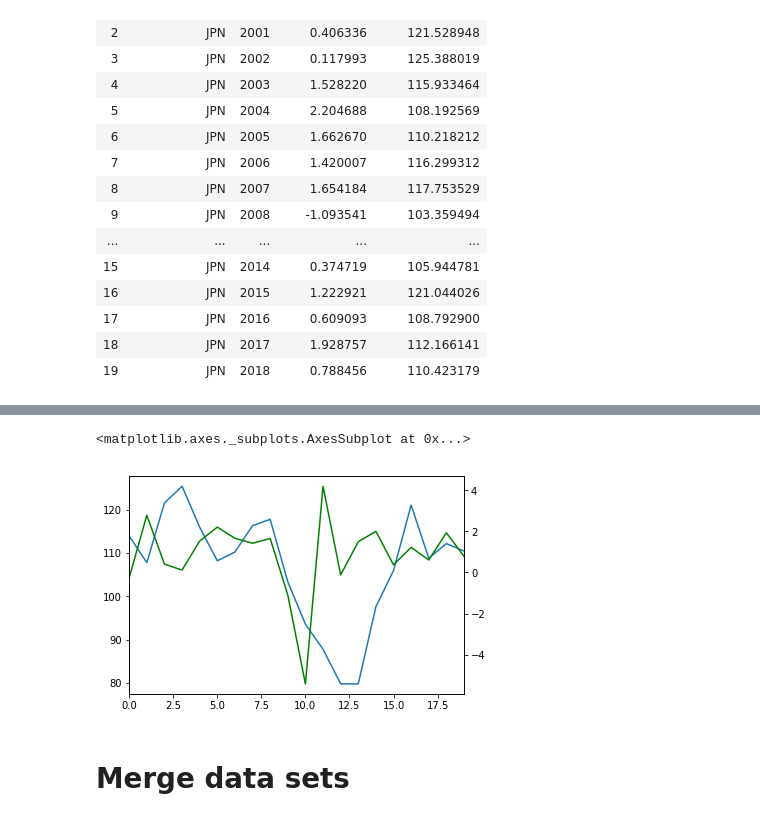
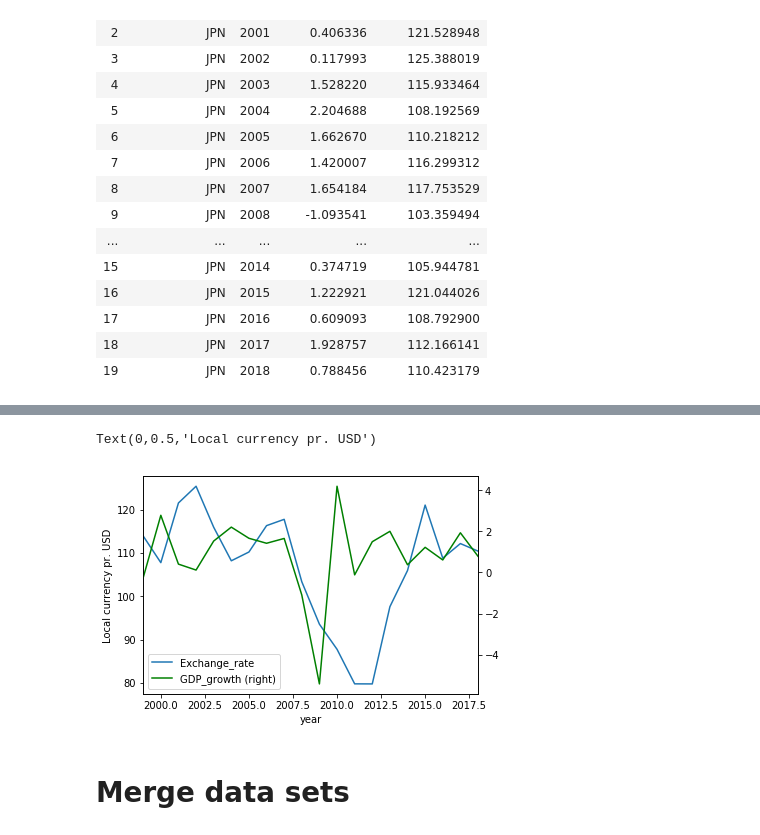
Before and after one commit to NumEconCopenhagen/projects-2020-matrixgymnasterne, a Jupyter notebook: dataproject/dataproject.ipynb, the cells around one changed output, grey strips where cells are left out. Saved outputs shown, nothing was run; the diff lists cells and outputs as text; code cells hidden in the pictures.

```diff
--- a/dataproject/dataproject.ipynb
+++ b/dataproject/dataproject.ipynb
@@ -86,13 +71,13 @@ er2.head(9)
 # %%
-#a. rename year columns
-mydict = {str(i):f'Exchange_rate{i}' for i in range(1999,2019)}
-er2.rename(columns = mydict, inplace=True)
+#columns are renamed to include a stubname
+mydick = {str(i):f'Exchange_rate{i}' for i in range(1999,2019)}
+er2.rename(columns = mydick, inplace=True)
 
-# b. convert to long
+#cleaned data is converted to long format to enable easier user with pandas
 er2_long = pd.wide_to_long(er2, stubnames = 'Exchange_rate', i='Country_Code', j='year').reset_index()
 
-# c. show
-er2_long.head(1000)
+#the long format is displayed
+er2_long.head(180)
 # %% [output]
 |  | Country_Code | year | Exchange_rate |
 | 0 | BRA | 1999 | 1.813933 |
@@ -232,9 +203,12 @@ mergedJPN.plot(x="year", y=["GDP_growth", "Exchange_rate"])
-# %%
-mergedJPN.Exchange_rate.plot()
-mergedJPN.GDP_growth.plot(secondary_y=True, style='g')
-# %% [output]
-<matplotlib.axes._subplots.AxesSubplot at 0x...>
-[figure, removed]
+# %%
+#A plot of the Japanese exchange rate as well as GDP growth in percent is made
+ax=plt.gca()
+mergedJPN.plot(x='year', y='Exchange_rate', ax=ax)
+mergedJPN.plot(x='year', y='GDP_growth', ax=ax, secondary_y=True, style='g')
+ax.set_ylabel("Local currency pr. USD")
+# %% [output]
+Text(0,0.5,'Local currency pr. USD')
+[figure, added]
 # %% [markdown]
 # Merge data sets
 # %% [markdown]
```
Also changed, not shown: parts of 26 cells of this notebook.
